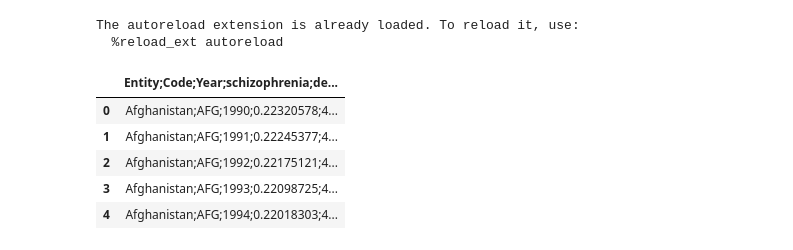
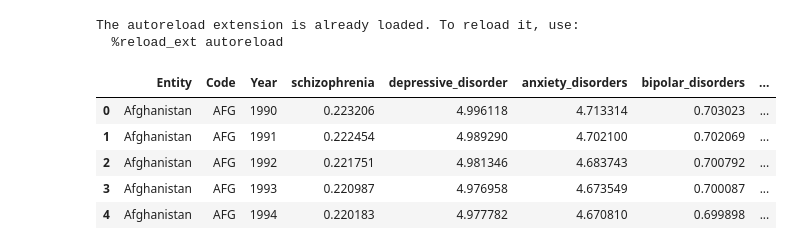
Before and after one commit to FloHoliday/DVIZ_Project, a Jupyter notebook: world_map.ipynb, the cells around one changed output. Drawn from its saved outputs; the diff is of its cells as text; code cells hidden in the pictures.

```diff
--- a/world_map.ipynb
+++ b/world_map.ipynb
@@ -11,10 +12,10 @@ import plotly.express as px
 # %%
-mh_data = pd.read_csv('mental_health.csv')
+mh_data = pd.read_csv('mental_health.csv', sep=";")
 mh_data.head()
 # %% [output]
-|  | Entity;Code;Year;schizophrenia;de... |
-| 0 | Afghanistan;AFG;1990;0.22320578;4... |
-| 1 | Afghanistan;AFG;1991;0.22245377;4... |
-| 2 | Afghanistan;AFG;1992;0.22175121;4... |
-| 3 | Afghanistan;AFG;1993;0.22098725;4... |
-| 4 | Afghanistan;AFG;1994;0.22018303;4... |
+|  | Entity | Code | Year | schizophrenia | depressive_disorder | anxiety_disorders | bipolar_disorders | ... |
+| 0 | Afghanistan | AFG | 1990 | 0.223206 | 4.996118 | 4.713314 | 0.703023 | ... |
+| 1 | Afghanistan | AFG | 1991 | 0.222454 | 4.989290 | 4.702100 | 0.702069 | ... |
+| 2 | Afghanistan | AFG | 1992 | 0.221751 | 4.981346 | 4.683743 | 0.700792 | ... |
+| 3 | Afghanistan | AFG | 1993 | 0.220987 | 4.976958 | 4.673549 | 0.700087 | ... |
+| 4 | Afghanistan | AFG | 1994 | 0.220183 | 4.977782 | 4.670810 | 0.699898 | ... |
```
Also changed, not shown: parts of 12 cells of this notebook.
